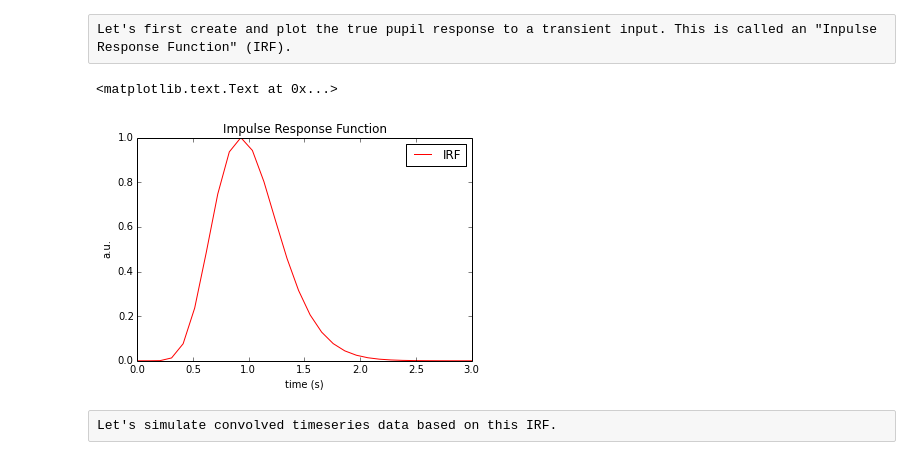
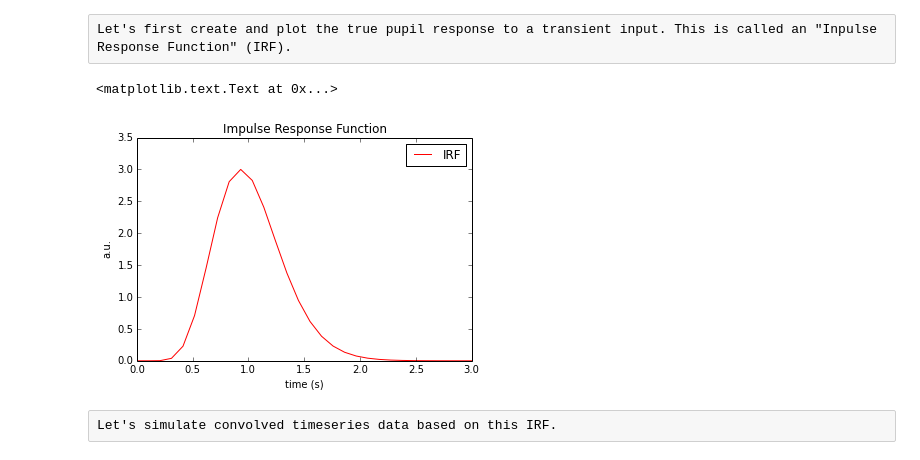
Before and after one commit to jwdegee/IPython-Notebook-Tutorials, a Jupyter notebook: deconvolution.ipynb, the cells around one changed output. Cells and saved outputs as stored; diff of their text form; code cells hidden in the pictures.

```diff
--- a/deconvolution.ipynb
+++ b/deconvolution.ipynb
@@ -22,55 +22,60 @@ Let's do inline plotting:
 Let's first create and plot the true pupil response to a transient input. This is called an "Inpulse Response Function" (IRF).
 # %%
 # define an Impulse Response Function:
-def pupil_IRF(t=0, s=1.0/(10**26), n=10.1, tmax=0.93, IRF_len=3):
+def pupil_IRF(timepoints, s=1.0/(10**26), n=10.1, tmax=0.93):
 
     """ pupil_IRF defines the IRF (response to a transient input) of the pupil.
 
     Parameters
     ----------
-    t: IRF is defined with respect to time 't'
+    t: IRF is defined with respect to 't'
     s: scaling factor
     n: sets the width
     tmax: sets the time to peak
     IRF_len: function is evaluated for t = [0:IRF_len]
 
     Returns
     -------
-    y: IRF, evaluated for t = [0:IRF_len]
-    yprime: IRF first derivative, evaluated for t = [0:IRF_len]
+    y: IRF evaluated for t = [0:IRF_len]
+    yprime: IRF first derivative evaluated for t = [0:IRF_len]
 
     """
 
     # in sympy:
     t = Symbol('t')
     y = ( (s) * (t**n) * (math.e**((-n*t)/tmax)) )
     yprime = y.diff(t)
 
     # lambdify:
     y = lambdify(t, y, "numpy")
     yprime = lambdify(t, yprime, "numpy")
 
     # evaluate:
-    y = y(np.linspace(0,IRF_len,IRF_len*10))
-    yprime = yprime(np.arange(IRF_len))
+    y = y(timepoints)
+    yprime = yprime(timepoints)
 
     return (y, yprime)
 
 # create the IRF:
-IRF_len = 3
-IRF, IRF_prime = pupil_IRF(IRF_len=IRF_len)
-IRF = IRF / IRF.max()
+sample_rate = 10.0
+IRF_len = 3.0 # in seconds
+timepoints = np.linspace(0,IRF_len,IRF_len*sample_rate)
+
+IRF, IRF_prime = pupil_IRF(timepoints=timepoints)
+IRF = IRF / IRF.std()
+IRF_prime = IRF_prime / IRF_prime.std()
 
 # plot the IRF:
 fig = plt.figure()
-plt.plot(np.linspace(0,IRF_len,len(IRF)), IRF, color='r')
+plt.plot(timepoints, IRF, color='r')
+# plt.plot(timepoints, IRF_prime, color='g')
 plt.legend(['IRF'])
 plt.title('Impulse Response Function')
 plt.xlabel('time (s)')
 plt.ylabel('a.u.')
 # %% [output]
 <matplotlib.text.Text at 0x...>
-[figure, old version]
+[figure, new version]
 # %% [raw]
 Let's simulate convolved timeseries data based on this IRF.
 # %%
```
Also changed, not shown: parts of 4 cells of this notebook, 1 other file.
